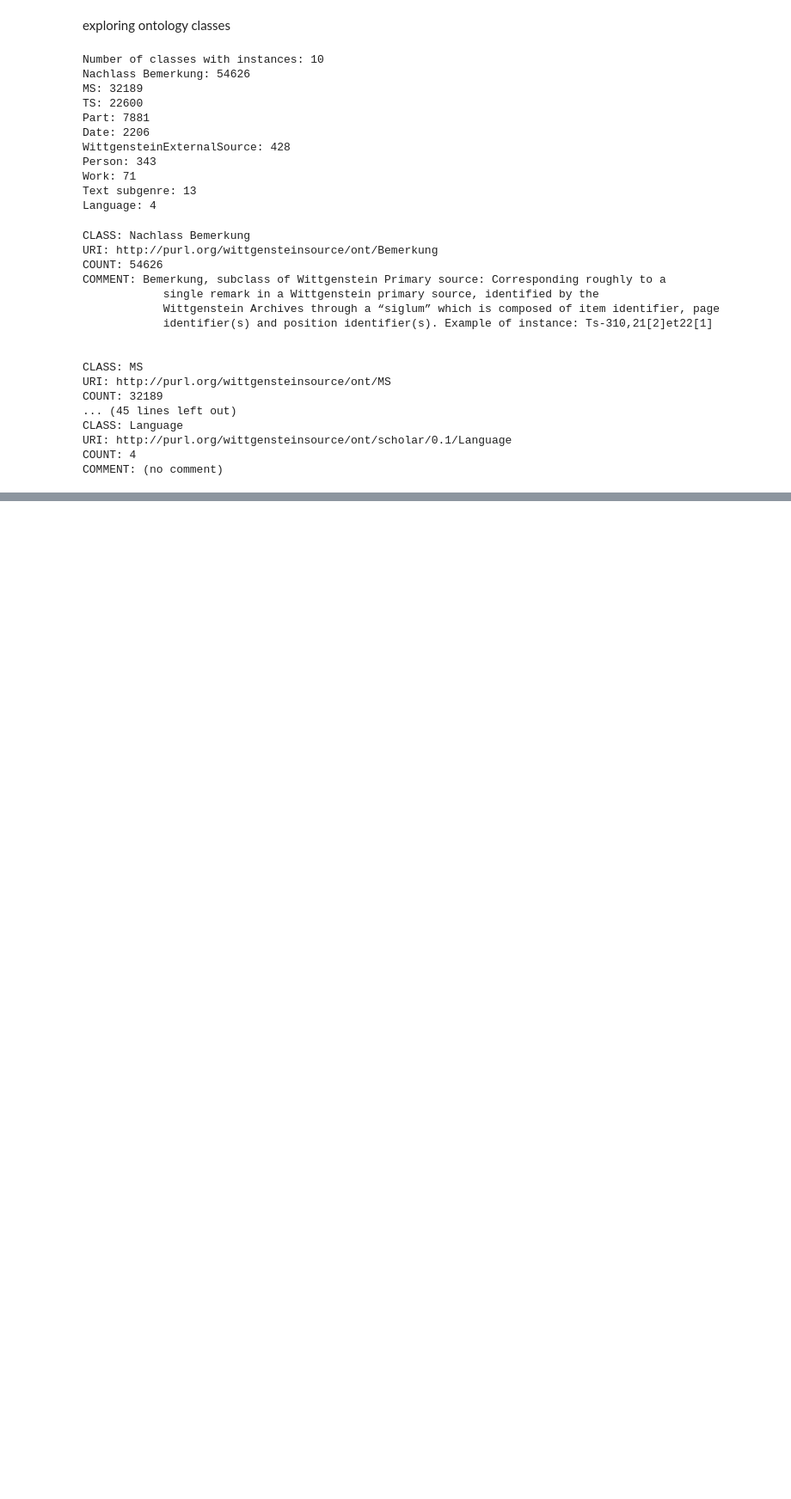
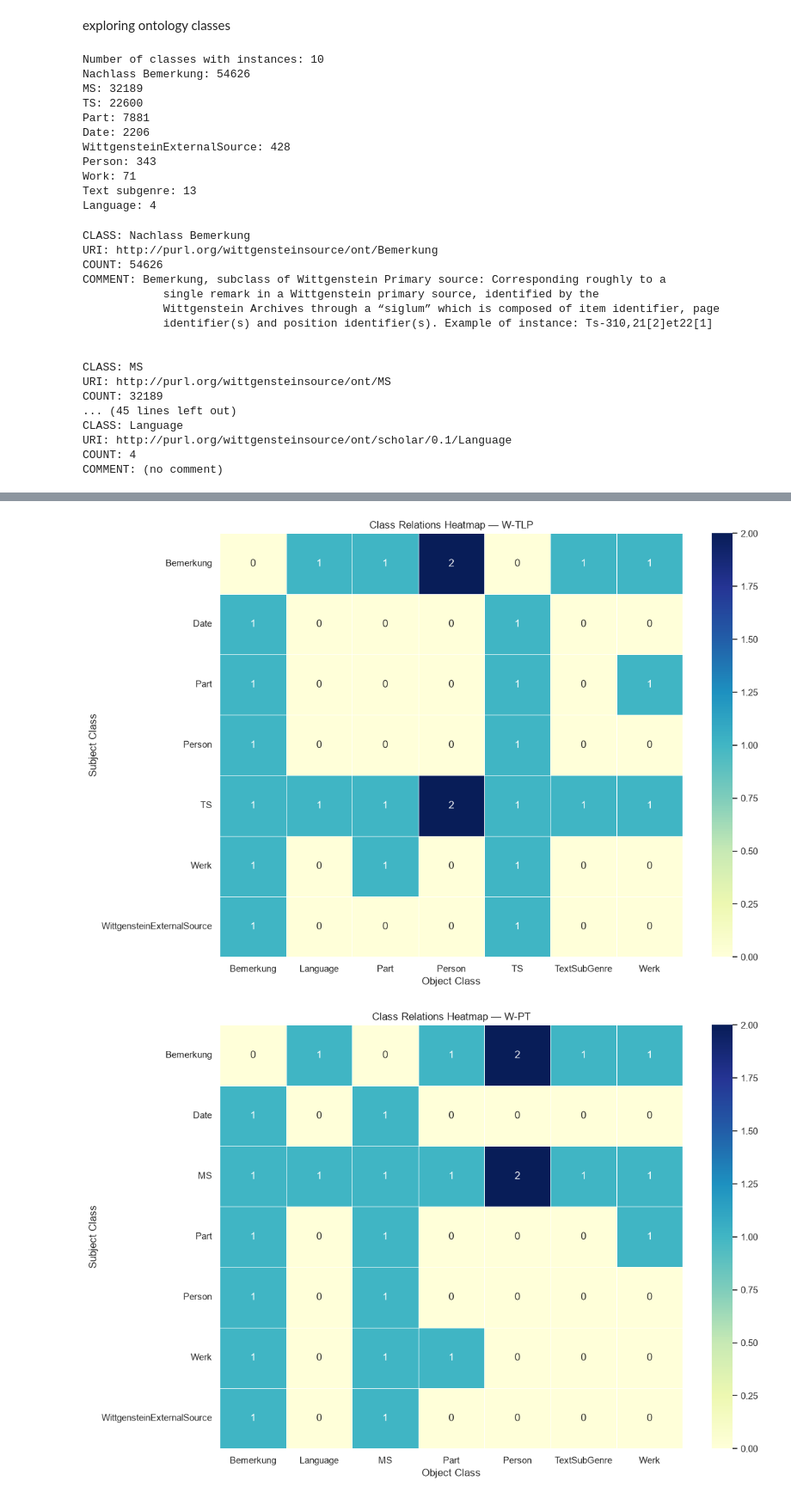
Before and after one commit to i4444i4444/OWL-ontology-align, a Jupyter notebook: tractatus-alignment/notebooks/inspect_wab.ipynb, the cells around one changed output, grey strips where cells are left out. Shown at 86% size. Drawn from its saved outputs; the diff is of its cells as text; code cells hidden in the pictures; blank space fills up the shorter version.

Commit message:
Analyze W-TLP and W-PT relationships

```diff
--- a/tractatus-alignment/notebooks/inspect_wab.ipynb
+++ b/tractatus-alignment/notebooks/inspect_wab.ipynb
@@ -321,0 +838,8 @@ COMMENT: (no comment)
+# %%
+import pandas as pd
+import matplotlib.pyplot as plt
+import seaborn as sns
+
+sns.set_theme(style="whitegrid")
+
+print("Libraries imported successfully")
@@ -321,0 +981,30 @@ COMMENT: (no comment)
+# %%
+for work_name in relations_df["work"].unique():
+    work_data = relations_df[relations_df["work"] == work_name]
+
+    heatmap_data = work_data.pivot_table(
+        index="subject_class",
+        columns="object_class",
+        values="predicate",
+        aggfunc="count",
+        fill_value=0
+    )
+
+    plt.figure(figsize=(12, 8))
+
+    sns.heatmap(
+        heatmap_data,
+        annot=True,
+        fmt="d",
+        cmap="YlGnBu",
+        linewidths=0.5
+    )
+
+    plt.title(f"Class Relations Heatmap — {work_name}")
+    plt.xlabel("Object Class")
+    plt.ylabel("Subject Class")
+    plt.tight_layout()
+    plt.show()
+# %% [output]
+[figure, added]
+[figure, added]
```
Also changed, not shown: parts of 35 cells of this notebook, 3 other files.
